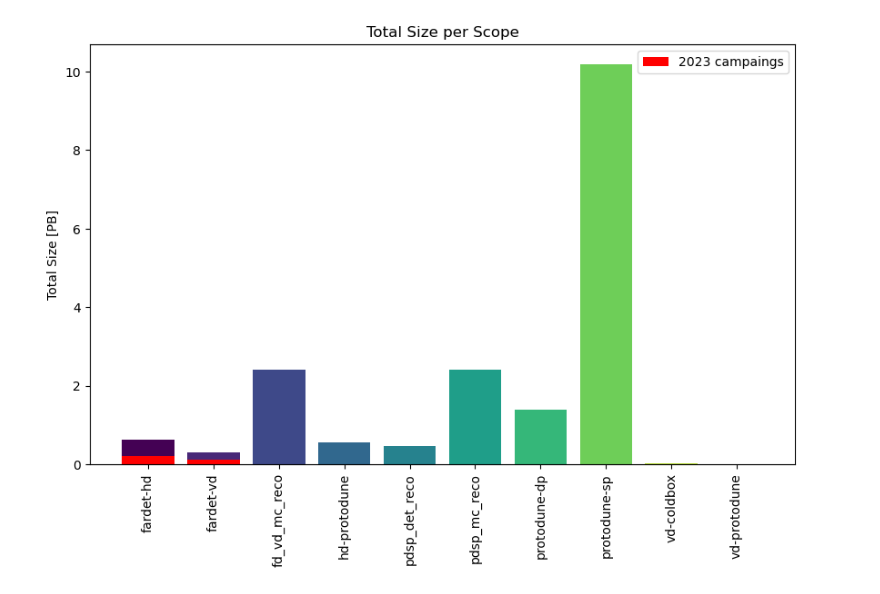
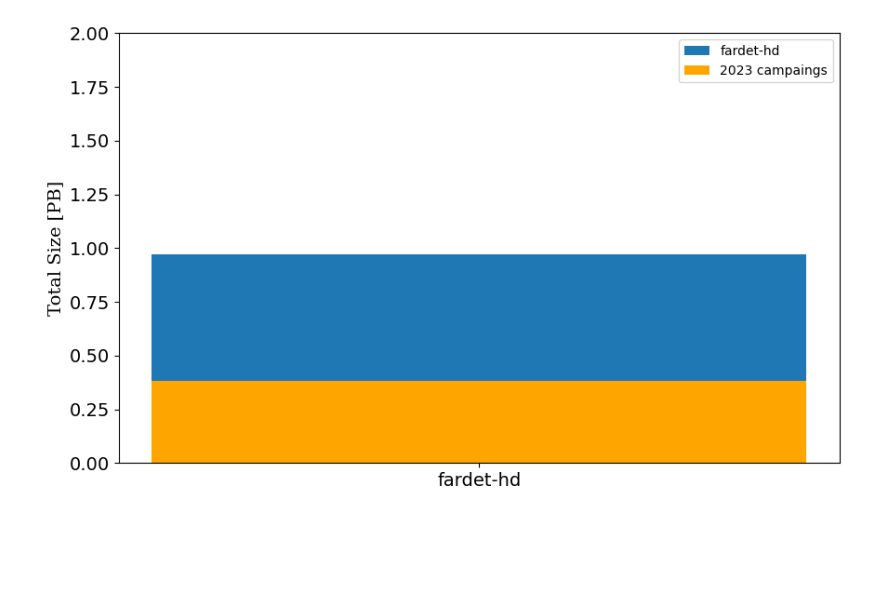
Before and after one commit to DUNE/data-mgmt-ops, a Jupyter notebook: data-collections-manager/notebooks/dcm_rucio_scopes_plots.ipynb, the cells around one changed output. Cells and saved outputs as stored; diff of their text form; code cells hidden in the pictures; blank space fills up the shorter version.

```diff
--- a/data-collections-manager/notebooks/dcm_rucio_scopes_plots.ipynb
+++ b/data-collections-manager/notebooks/dcm_rucio_scopes_plots.ipynb
@@ -27 +7,9 @@ grouped_df = df_all_scopes.groupby('scope')['size'].sum().reset_index()
+# %%
+font = {'family': 'serif',
+        'color':  'black',
+        'weight': 'normal',
+        'size': 14,
+        }
+# %%
+df = pd.read_json('all_scopes.json')
 # %%
@@ -44,2 +36,6 @@ plt.show()
+# %%
+df_hd = df[df['scope'] == 'fardet-hd']
+df_vd = df[df['scope'] == 'fardet-vd']
 # %%
-df_hd_2023a =  df_hd[df_hd['dataset'].str.contains('fd_mc_2023a')]
+df_2023a_hd = df_hd[df_hd['dataset'].str.contains('fd_mc_2023a')]
+df_2023a_vd = df_vd[df_vd['dataset'].str.contains('fd_mc_2023a')]
@@ -56,19 +42,14 @@ df_hd_2023a_he # missing
 # %%
-# all campaings 2023
-all_df = pd.concat([df_hd_2023a, df_vd_2023a, df_hd_2023a_reco2])
-grouped_all_df = all_df.groupby('scope')['size'].sum().reset_index()
+plt.figure(figsize=(10, 6))
 
-plt.figure(figsize=(10, 6))
-for i, row in grouped_df.iterrows():
-    plt.bar(row['scope'], row['size']/1.0e6, color=colors[i])
-plt.bar(grouped_all_df['scope'], grouped_all_df['size']/1.0e6, color='red', label='2023 campaings')
-
-plt.ylabel('Total Size [PB]')
-#plt.ylim(0,11)
-plt.title('Total Size per Scope')
-plt.xticks(rotation=90)
+plt.bar(df_hd['scope'], df_hd['size'].sum()/1.0e6, label='fardet-hd')
+plt.bar(df_2023a_hd['scope'], df_2023a_hd['size'].sum()/1.0e6, label='2023 campaings', color='orange')
 plt.legend()
-plt.savefig('scopes_2023.png', bbox_inches='tight')
+plt.ylabel('Total Size [PB]', fontdict=font)
+plt.ylim(0,2)
+plt.xticks(fontsize=14)
+plt.yticks(fontsize=14)
+plt.savefig('fardet-hd.png', bbox_inches='tight')
 plt.show()
 # %% [output]
-[figure, old version]
+[figure, new version]
```
Also changed, not shown: parts of 20 cells of this notebook.
